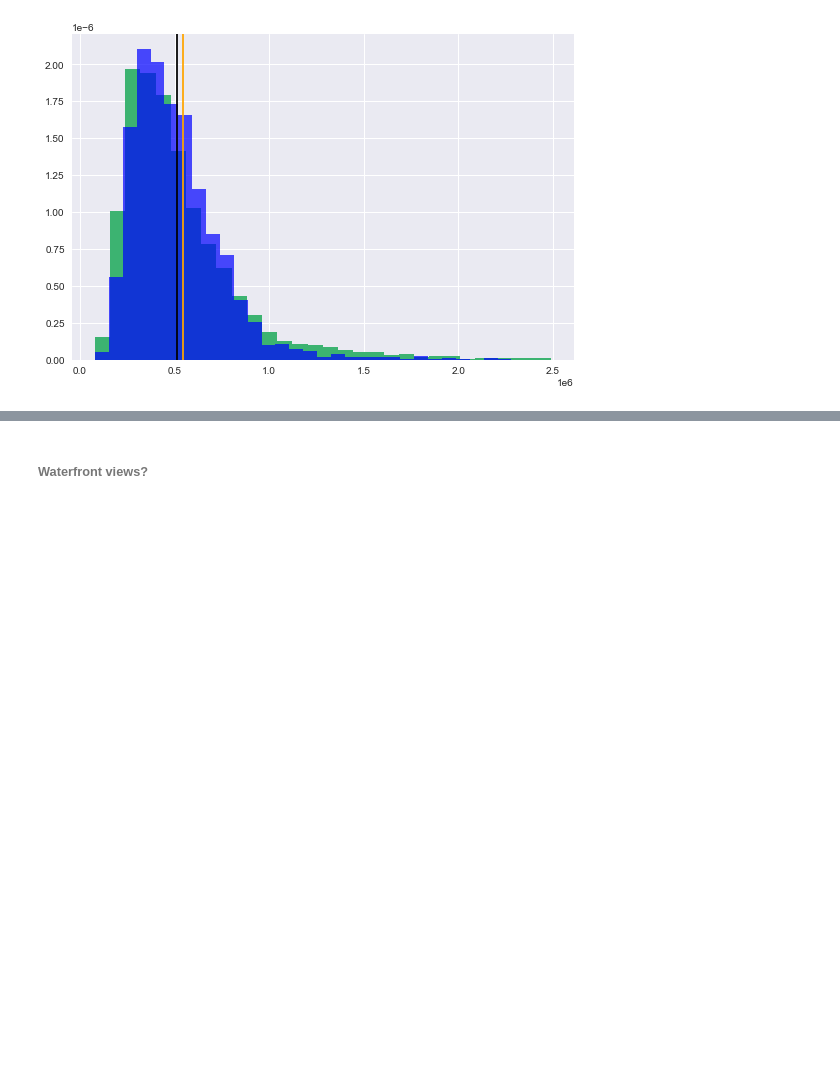
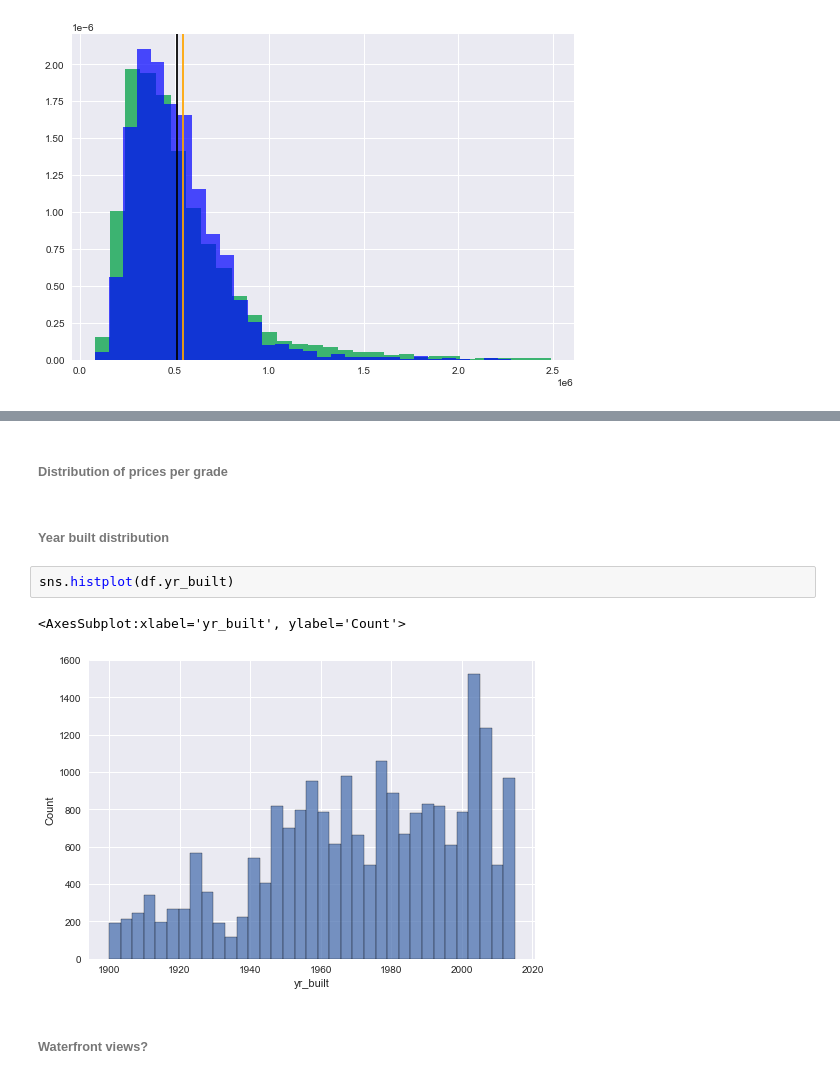
Before and after one commit to Luv2bnanook44/phase_2_project_quanggang, a Jupyter notebook: notebooks/jamie_notebook.ipynb, the cells around one changed output, grey strips where cells are left out. Saved outputs shown, nothing was run; the diff lists cells and outputs as text; blank space fills up the shorter version.

```diff
--- a/notebooks/jamie_notebook.ipynb
+++ b/notebooks/jamie_notebook.ipynb
@@ -315,3 +425,12 @@ sns.regplot(x=df.sqft_living, y=df.price)
+# %% [markdown]
+###### Distribution of prices per grade
+# %% [markdown]
+###### Year built distribution
+# %%
+sns.histplot(df.yr_built)
+# %% [output]
+<AxesSubplot:xlabel='yr_built', ylabel='Count'>
+[figure, added]
 # %% [markdown]
 ###### Waterfront views?
 # %%
```
Also changed, not shown: parts of 27 cells of this notebook.
